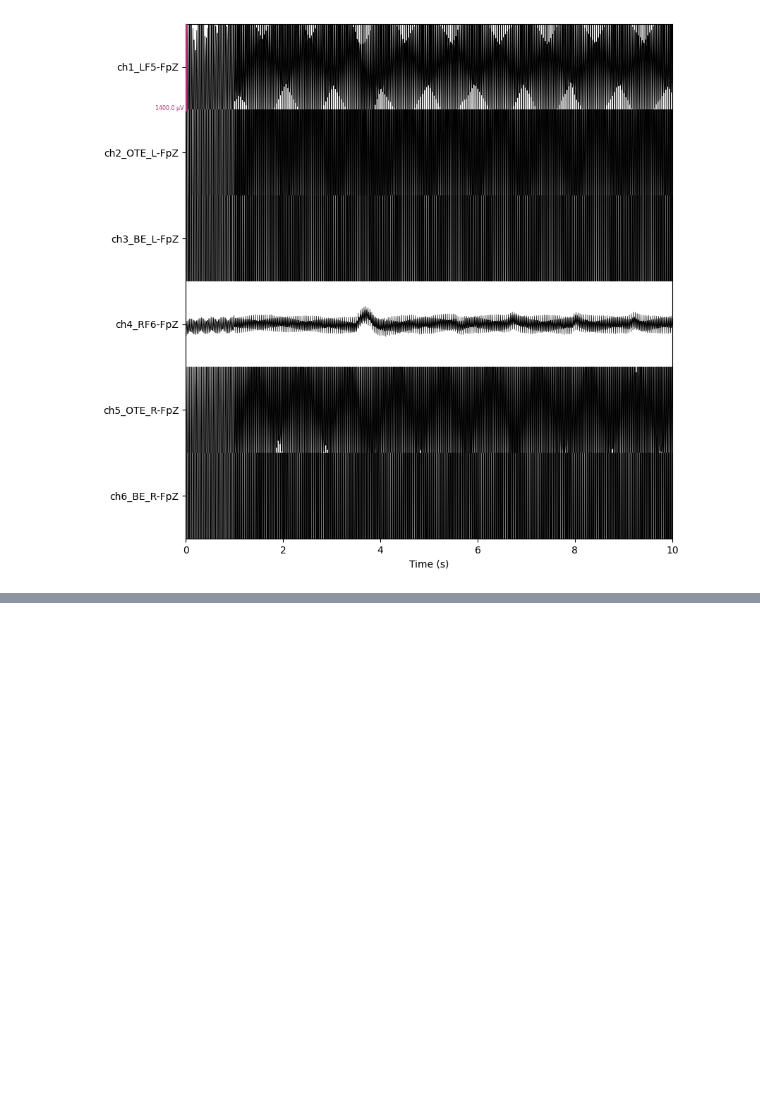
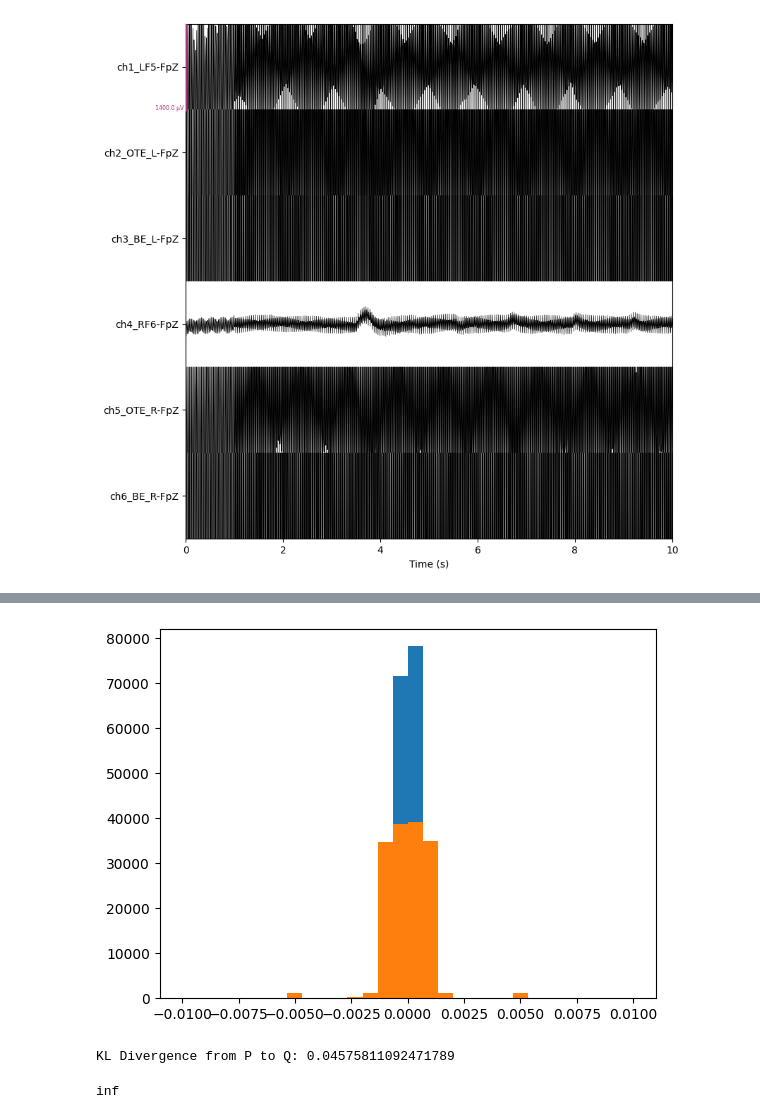
Before and after one commit to SenuraHansaja/H-IoT-Golob-Rice-Compression-Automation, a Jupyter notebook: EEG data/KL_div.ipynb, the cells around one changed output, grey strips where cells are left out. Cells and saved outputs as stored; diff of their text form; code cells hidden in the pictures; blank space fills up the shorter version.

Commit message:
histograms

```diff
--- a/EEG data/KL_div.ipynb
+++ b/EEG data/KL_div.ipynb
@@ -84,0 +57,6 @@ Butterworth lowpass zero-phase (two-pass forward and reverse) non-causal filter:
+# %%
+# Specify the channels you want to keep -- remove the behind ear bad channels
+channels_to_keep = ['ch1_LF5-FpZ', 'ch2_OTE_L-FpZ', 'ch4_RF6-FpZ', 'ch5_OTE_R-FpZ']
+
+# Use the pick_channels method to modify data1 in place, keeping only the specified channels
+data1_selc = data1.pick_channels(channels_to_keep)
@@ -84,0 +84,7 @@ Butterworth lowpass zero-phase (two-pass forward and reverse) non-causal filter:
+# %%
+''' we will use the scipy entropy function to calculate the kl los aka - relative entropy
+this will results in normalising the values if they dont sum up to 1'''
+
+file = '4b5c_filtered.edf'
+data2 = mne.io.read_raw_edf(file)
+data2.info
@@ -84,0 +110,28 @@ Butterworth lowpass zero-phase (two-pass forward and reverse) non-causal filter:
+# %%
+data2 = data2.get_data()
+data1_selc = data1_selc.get_data()
+# %%
+## channel 1 kl-div
+plt.hist(data2[0], bins = 30, range = [-0.01, 0.01])
+plt.hist(data1_selc[0], bins = 30, range = [-0.01, 0.01])
+plt.show()
+# %% [output]
+[figure, added]
+# %%
+import scipy.stats as stats
+import numpy as np
+
+# Define two distributions
+P = np.array([0.1, 0.4, 0.5])
+Q = np.array([0.2, 0.3, 0.5])
+
+# Calculate KL divergence from P to Q
+kl_divergence = stats.entropy(P, Q)
+print("KL Divergence from P to Q:", kl_divergence)
+# %% [output]
+KL Divergence from P to Q: 0.04575811092471789
+# %%
+kl_divergence = stats.entropy(data2[0], data1_selc[0])
+kl_divergence
+# %% [output]
+inf
```
Also changed, not shown: parts of 9 cells of this notebook.
